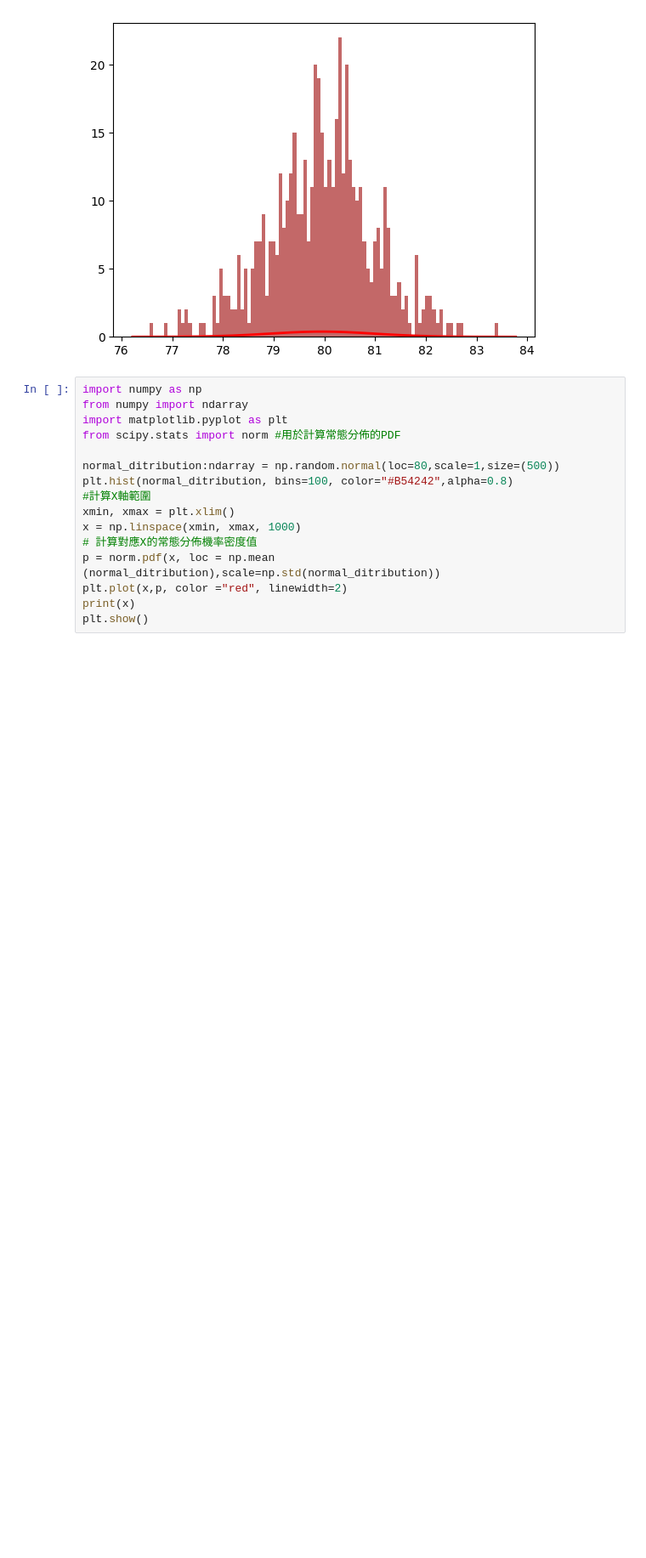
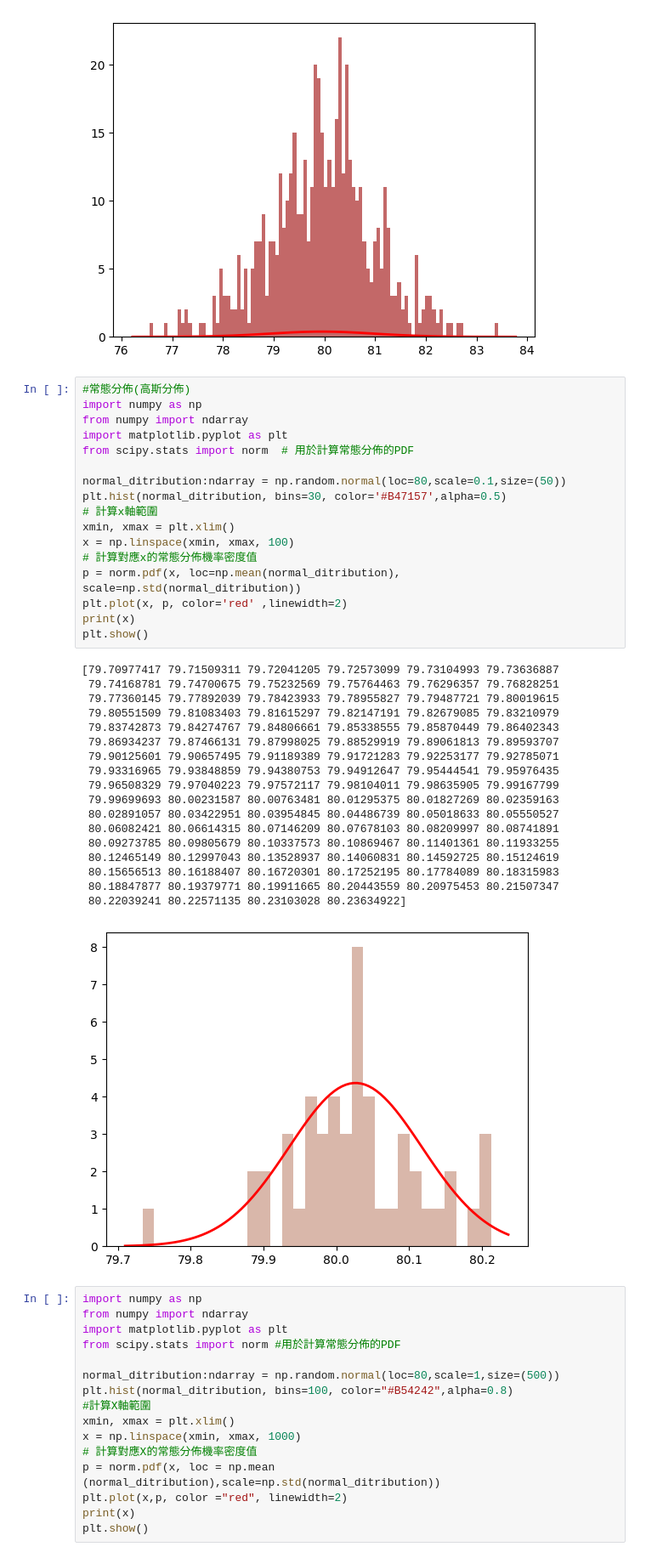
Before and after one commit to Rimuy-Amaya/Python_20250503, a Jupyter notebook: lesson12/lesson12_3.ipynb, the cells around one changed output. Shown: that part at 85% size. Drawn from its saved outputs; the diff is of its cells as text; blank space fills up the shorter version.

```diff
--- a/lesson12/lesson12_3.ipynb
+++ b/lesson12/lesson12_3.ipynb
@@ -36,6 +36,42 @@ plt.show()
  83.70573623 83.71329988 83.72086353 83.72842718 83.73599084 83.74355449
  83.75111814 83.75868179 83.76624544 83.77380909]
 [figure]
+# %%
+#常態分佈(高斯分佈)
+import numpy as np
+from numpy import ndarray
+import matplotlib.pyplot as plt
+from scipy.stats import norm  # 用於計算常態分佈的PDF
+
+normal_ditribution:ndarray = np.random.normal(loc=80,scale=0.1,size=(50))
+plt.hist(normal_ditribution, bins=30, color='#B47157',alpha=0.5)
+# 計算x軸範圍
+xmin, xmax = plt.xlim()
+x = np.linspace(xmin, xmax, 100)
+# 計算對應x的常態分佈機率密度值
+p = norm.pdf(x, loc=np.mean(normal_ditribution), scale=np.std(normal_ditribution))
+plt.plot(x, p, color='red' ,linewidth=2)
+print(x)
+plt.show()
+# %% [output]
+[79.70977417 79.71509311 79.72041205 79.72573099 79.73104993 79.73636887
+ 79.74168781 79.74700675 79.75232569 79.75764463 79.76296357 79.76828251
+ 79.77360145 79.77892039 79.78423933 79.78955827 79.79487721 79.80019615
+ 79.80551509 79.81083403 79.81615297 79.82147191 79.82679085 79.83210979
+ 79.83742873 79.84274767 79.84806661 79.85338555 79.85870449 79.86402343
+ 79.86934237 79.87466131 79.87998025 79.88529919 79.89061813 79.89593707
+ 79.90125601 79.90657495 79.91189389 79.91721283 79.92253177 79.92785071
+ 79.93316965 79.93848859 79.94380753 79.94912647 79.95444541 79.95976435
+ 79.96508329 79.97040223 79.97572117 79.98104011 79.98635905 79.99167799
+ 79.99699693 80.00231587 80.00763481 80.01295375 80.01827269 80.02359163
+ 80.02891057 80.03422951 80.03954845 80.04486739 80.05018633 80.05550527
+ 80.06082421 80.06614315 80.07146209 80.07678103 80.08209997 80.08741891
+ 80.09273785 80.09805679 80.10337573 80.10869467 80.11401361 80.11933255
+ 80.12465149 80.12997043 80.13528937 80.14060831 80.14592725 80.15124619
+ 80.15656513 80.16188407 80.16720301 80.17252195 80.17784089 80.18315983
+ 80.18847877 80.19379771 80.19911665 80.20443559 80.20975453 80.21507347
+ 80.22039241 80.22571135 80.23103028 80.23634922]
+[figure, added]
 # %%
 import numpy as np
 from numpy import ndarray
```
Also changed, not shown: parts of 1 cell of this notebook.
